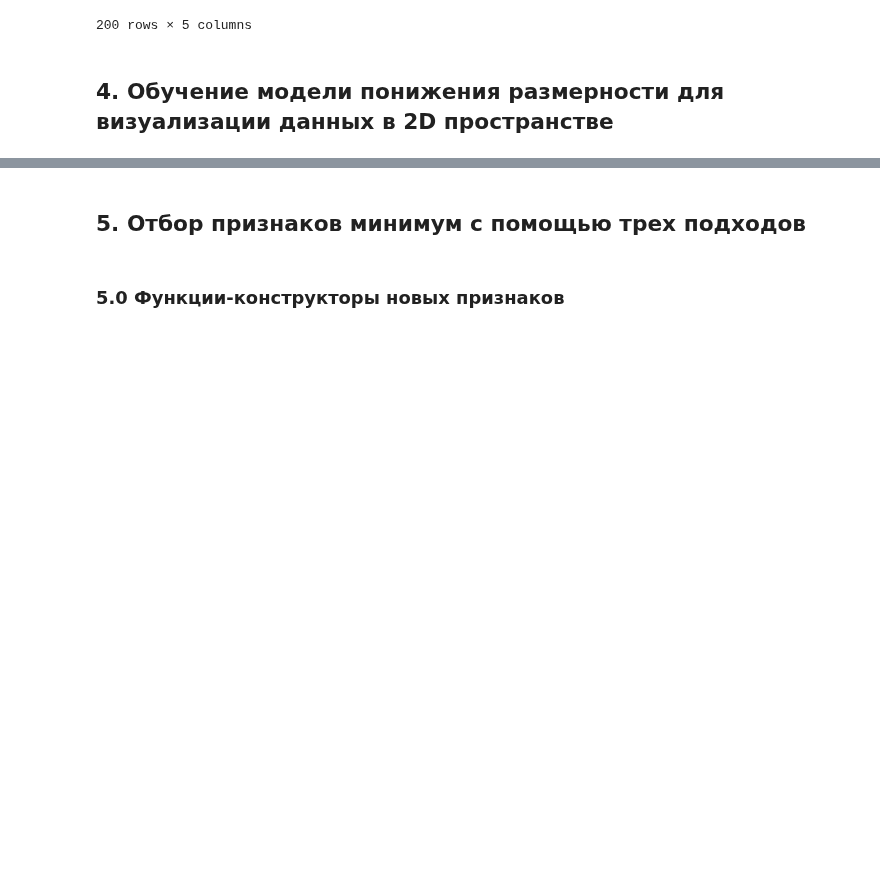
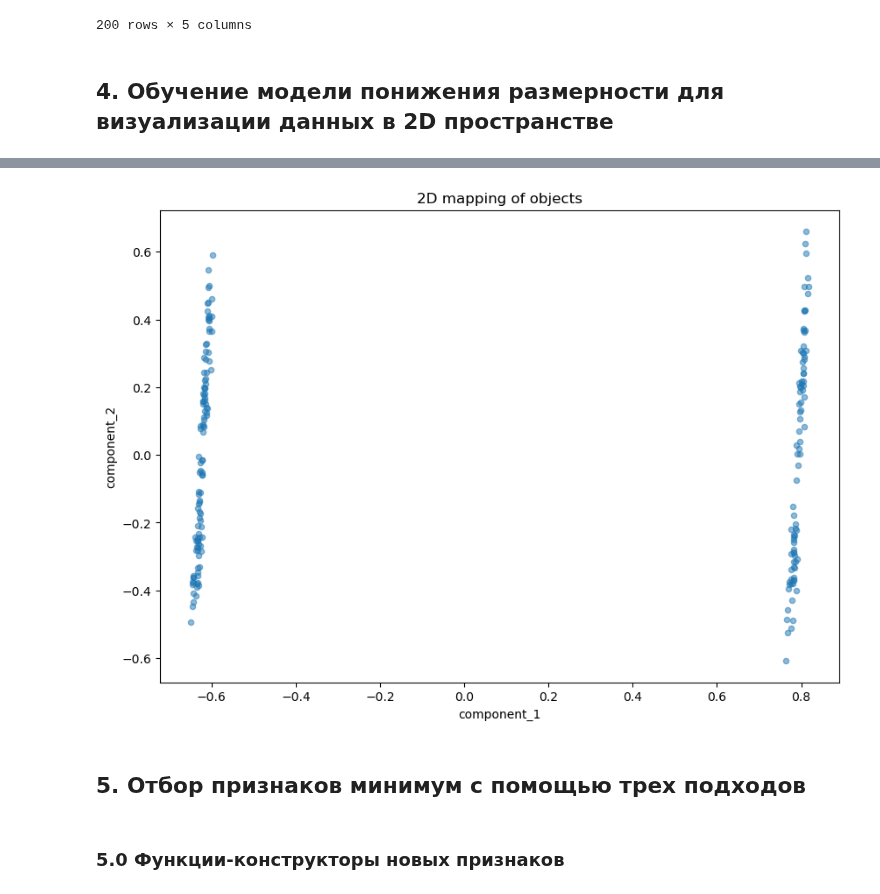
Before and after one commit to dnlygvtv/Python_for_Data_Science_HWs, a Jupyter notebook: HW/HW_13.ipynb, the cells around one changed output, grey strips where cells are left out. Cells and saved outputs as stored; diff of their text form; code cells hidden in the pictures; blank space fills up the shorter version.

```diff
--- a/HW/HW_13.ipynb
+++ b/HW/HW_13.ipynb
@@ -136,3 +136,26 @@ df_transform
 200 rows × 5 columns
 # %% [markdown]
 ## 4. Обучение модели понижения размерности для визуализации данных в 2D пространстве
+# %%
+from sklearn.decomposition import PCA
+from sklearn.manifold import TSNE
+
+
+def reduce_dims(df, dims=2, method='pca', perplexity=30):
+
+    assert method in ['pca', 'tsne'], 'Неверно указан метод'
+
+    if method == 'pca':
+        dim_reducer = PCA(n_components=dims, random_state=42)
+        components = dim_reducer.fit_transform(df)
+    elif method == 'tsne':
+        dim_reducer = TSNE(n_components=dims, random_state=42, perplexity=perplexity)
+        components = dim_reducer.fit_transform(df)
+    else:
+        print('Error')
+
+    colnames = ['component_' + str(i) for i in range(1, dims+1)]
+    return dim_reducer, pd.DataFrame(data = components, columns = colnames)
+# %%
+dim_reducer2d, components_2d = reduce_dims(df_transform, dims=2, method='tsne')
+components_2d.head(2)
@@ -139,3 +167,23 @@ df_transform
+# %%
+def display_components_in_2D_space(components_df, labels=None):
+    components_with_labels_df = pd.concat([components_df, pd.DataFrame(labels)], axis=1)
+
+    figsize = (10, 7)
+    if labels is not None:
+        components_with_labels_df.plot(kind='scatter', x='component_1', y='component_2',
+                                         c=components_with_labels_df.iloc[:, -1], cmap=plt.get_cmap('jet'),
+                                         alpha=0.5, figsize=figsize)
+    else:
+        components_with_labels_df.plot(kind='scatter', x='component_1', y='component_2', alpha=0.5, figsize=figsize)
+
+    plt.xlabel('component_1')
+    plt.ylabel('component_2')
+    plt.title('2D mapping of objects')
+    plt.show()
+# %%
+display_components_in_2D_space(components_2d)
+# %% [output]
+[figure, added]
 # %% [markdown]
 ## 5. Отбор признаков минимум с помощью трех подходов
 # %% [markdown]
```
Also changed, not shown: parts of 3 cells of this notebook.
